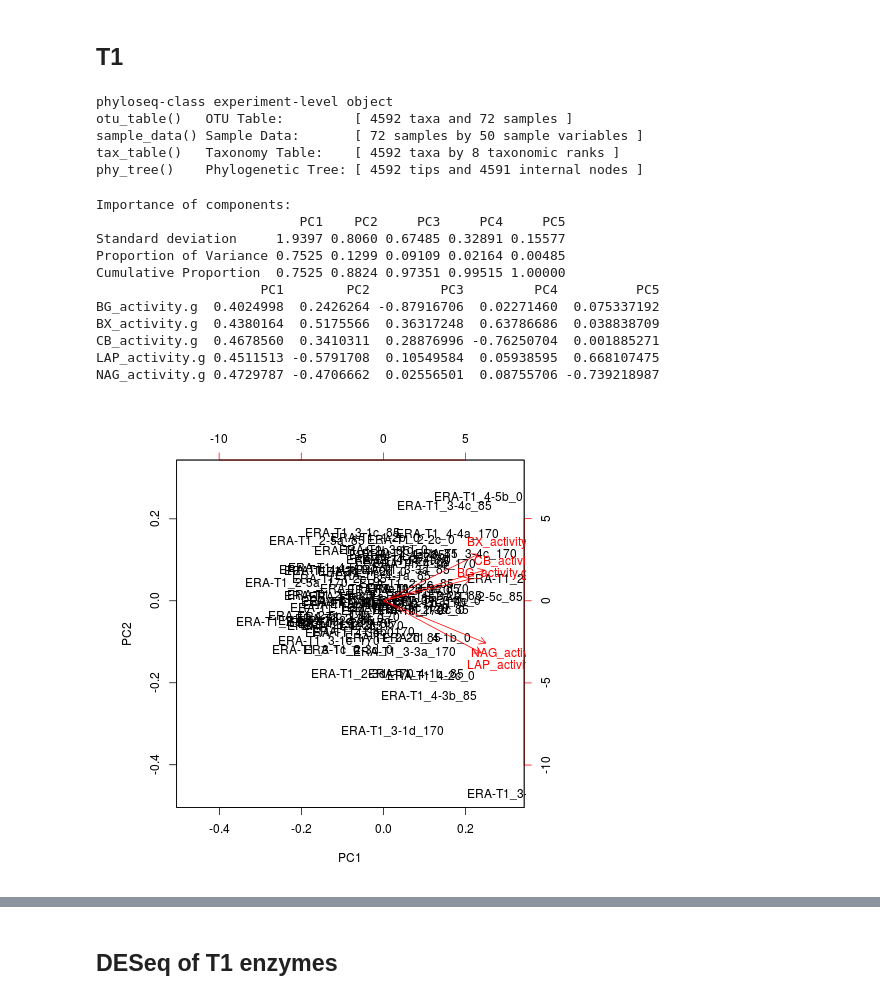
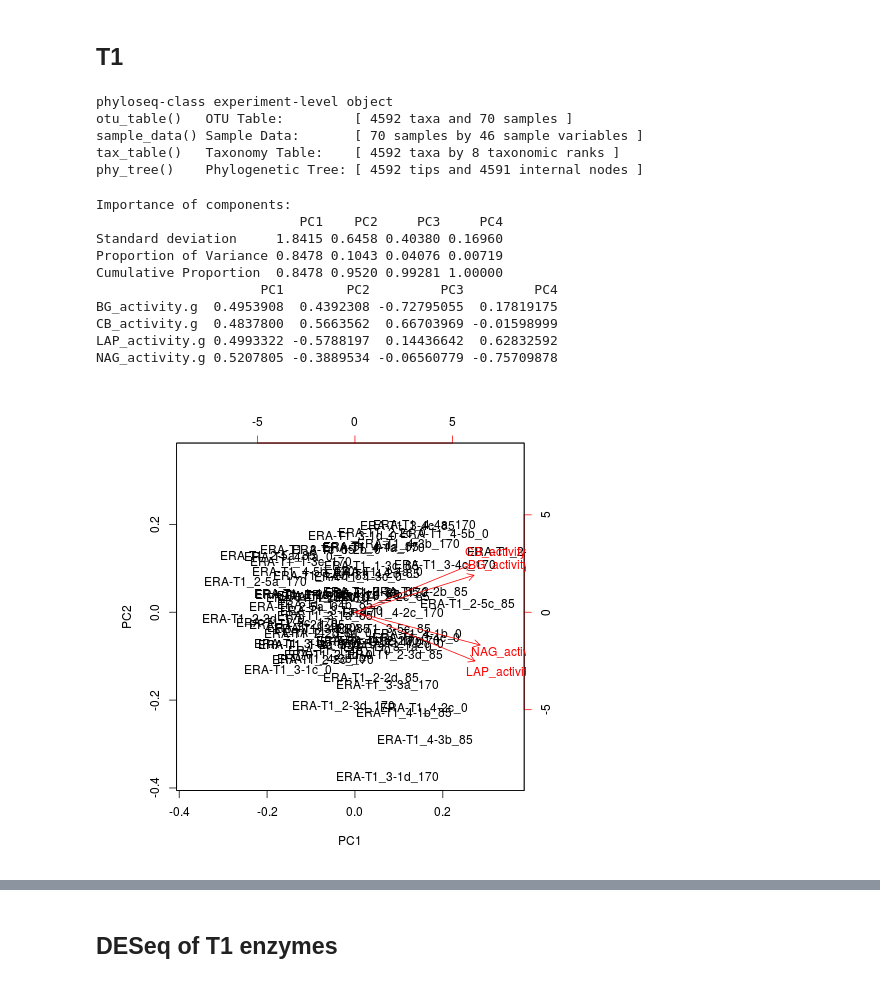
Before and after one commit to bdemmett/ERAhybrids, a Jupyter notebook: notebooks/EnzymeOrdination.ipynb, the cells around one changed output, grey strips where cells are left out. Saved outputs shown, nothing was run; the diff lists cells and outputs as text; code cells hidden in the pictures.

```diff
--- a/notebooks/EnzymeOrdination.ipynb
+++ b/notebooks/EnzymeOrdination.ipynb
@@ -168,4 +199,5 @@ colnames(PCscore)[2:4] = c("EnzPC1", "EnzPC2", "EnzPC3")
 %%R
 sd = left_join(sd, PCscore, by = "X.sampleID")
 rownames(sd) = sd$X.sampleID
-sample_data(physeq.plant) = sd
+physeq.plantenz = physeq.plant
+sample_data(physeq.plantenz) = sd
@@ -284,45 +400,46 @@ write.csv(sigtab, file = '/home/bryan/ERA/data/MiSeq/20170417_run1/DESeq2/l2f_En
 ## T1
 # %%
 %%R
-physeq.plant.t1 = subset_samples(physeq.plant, TimePoint == "T1")
+physeq.plant.t1 = subset_samples(physeq.plant, TimePoint == "T1" & !X.sampleID %in%
+                                 c("ERA-T1_3-5c_0","ERA-T1_4-5b_85")) # removing two multivariate outliers,
+                                                                    #run with samples to visualize
 physeq.plant.t1
 # %% [output]
 phyloseq-class experiment-level object
-otu_table()   OTU Table:         [ 4592 taxa and 72 samples ]
-sample_data() Sample Data:       [ 72 samples by 50 sample variables ]
+otu_table()   OTU Table:         [ 4592 taxa and 70 samples ]
+sample_data() Sample Data:       [ 70 samples by 46 sample variables ]
 tax_table()   Taxonomy Table:    [ 4592 taxa by 8 taxonomic ranks ]
 phy_tree()    Phylogenetic Tree: [ 4592 tips and 4591 internal nodes ]
 # %%
 %%R
 # # PCA of enzymes
 sd = as(sample_data(physeq.plant.t1), "data.frame")
 rownames(sd) = sd$X.sample
 
 
-fit = prcomp(~BG_activity.g + BX_activity.g + CB_activity.g + LAP_activity.g + NAG_activity.g, data = sd,
+fit = prcomp(~BG_activity.g + CB_activity.g + LAP_activity.g + NAG_activity.g, data = sd,
                  na.action = na.exclude, center = TRUE, scale = TRUE)
 
 summary(fit) %>% print
 fit$rotation %>% print
 biplot(fit)
 
 S = predict(fit)[,1:3]
 TM_Fit = cbind(sd, S)
 rownames(TM_Fit) = TM_Fit$X.sample
 sample_data(physeq.plant.t1) = TM_Fit
 # %% [output]
 Importance of components:
-                          PC1    PC2     PC3     PC4     PC5
-Standard deviation     1.9397 0.8060 0.67485 0.32891 0.15577
-Proportion of Variance 0.7525 0.1299 0.09109 0.02164 0.00485
-Cumulative Proportion  0.7525 0.8824 0.97351 0.99515 1.00000
-                     PC1        PC2         PC3         PC4          PC5
-BG_activity.g  0.4024998  0.2426264 -0.87916706  0.02271460  0.075337192
-BX_activity.g  0.4380164  0.5175566  0.36317248  0.63786686  0.038838709
-CB_activity.g  0.4678560  0.3410311  0.28876996 -0.76250704  0.001885271
-LAP_activity.g 0.4511513 -0.5791708  0.10549584  0.05938595  0.668107475
-NAG_activity.g 0.4729787 -0.4706662  0.02556501  0.08755706 -0.739218987
+                          PC1    PC2     PC3     PC4
+Standard deviation     1.8415 0.6458 0.40380 0.16960
+Proportion of Variance 0.8478 0.1043 0.04076 0.00719
+Cumulative Proportion  0.8478 0.9520 0.99281 1.00000
+                     PC1        PC2         PC3         PC4
+BG_activity.g  0.4953908  0.4392308 -0.72795055  0.17819175
+CB_activity.g  0.4837800  0.5663562  0.66703969 -0.01598999
+LAP_activity.g 0.4993322 -0.5788197  0.14436642  0.62832592
+NAG_activity.g 0.5207805 -0.3889534 -0.06560779 -0.75709878
-[figure, old version]
+[figure, new version]
 # %%
 %%R
 p = ggplot(TM_Fit, aes(PC1, PC2, color = Plant,
```
Also changed, not shown: parts of 104 cells of this notebook.
